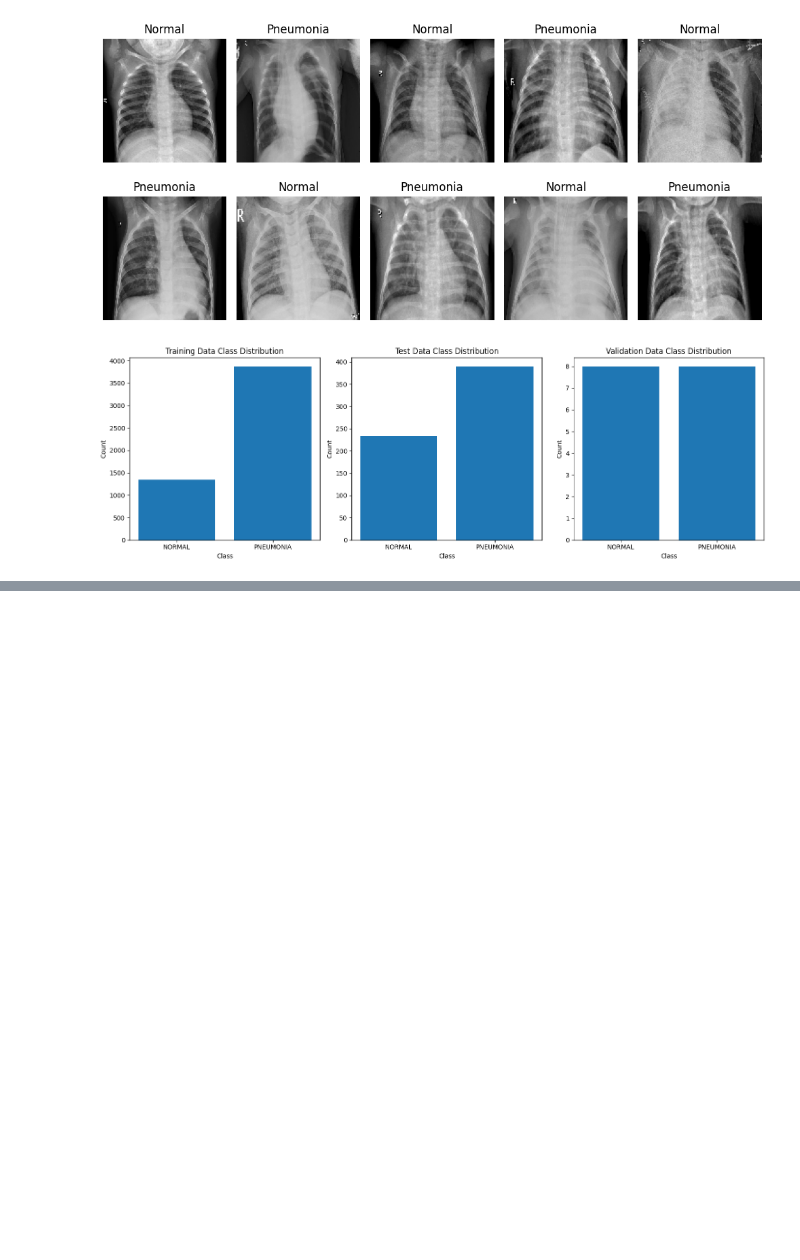
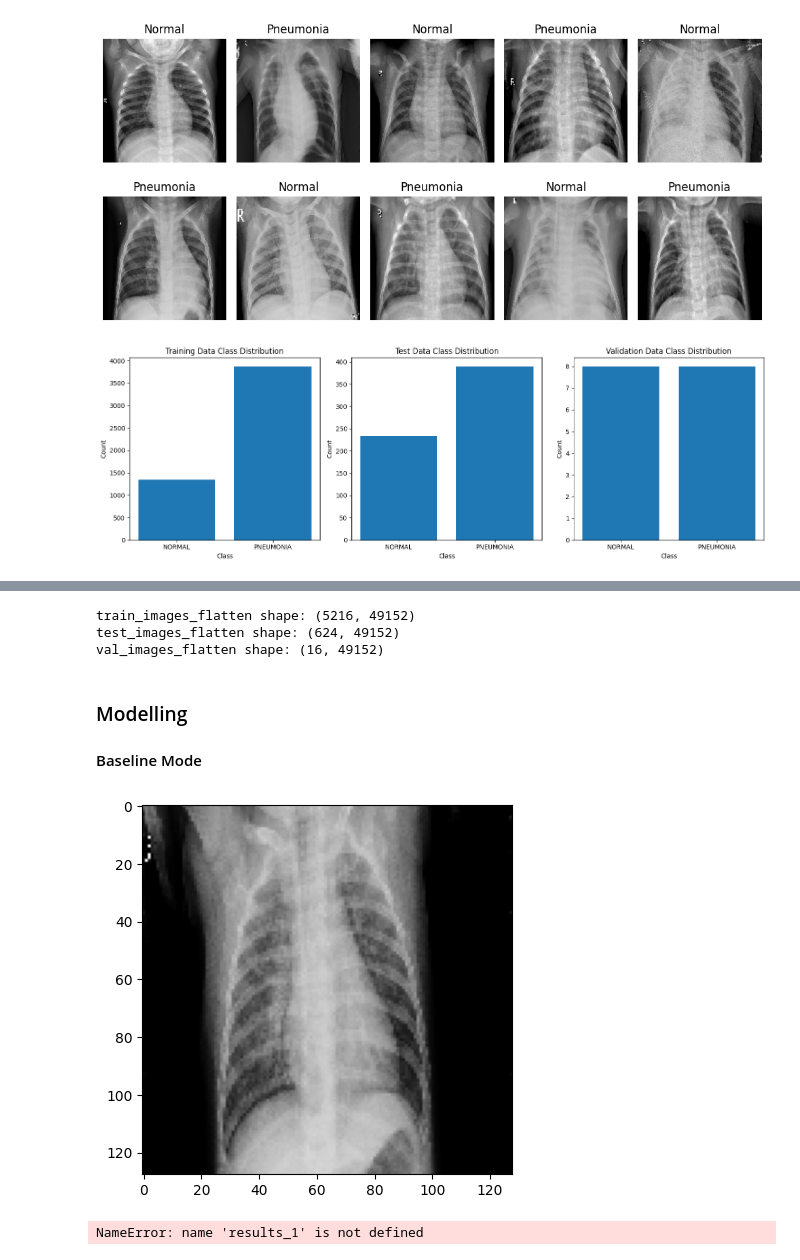
Before and after one commit to NgenziNevilleMativo/image_classification_X-RAY_Pneumonia, a Jupyter notebook: image_classification.ipynb, the cells around one changed output, grey strips where cells are left out. Drawn from its saved outputs; the diff is of its cells as text; code cells hidden in the pictures; blank space fills up the shorter version.

```diff
--- a/image_classification.ipynb
+++ b/image_classification.ipynb
@@ -203,0 +194,5 @@ def display_augmented_images(data, augmentation_params, num_augmented_images=5):
+# %%
+# Obtain images and labels
+train_images, train_labels = get_images_and_labels(train_generator)
+test_images, test_labels = get_images_and_labels(test_generator)
+val_images, val_labels = get_images_and_labels(val_generator)
@@ -203,0 +227,18 @@ def display_augmented_images(data, augmentation_params, num_augmented_images=5):
+# %%
+# Reshape the image arrays
+train_images_flatten = train_images.reshape(train_images.shape[0], -1)
+test_images_flatten = test_images.reshape(test_images.shape[0], -1)
+val_images_flatten = val_images.reshape(val_images.shape[0], -1)
+
+# Print the shape of the arrays after reshaping
+print ("train_images_flatten shape: " + str(train_images_flatten.shape))
+print ("test_images_flatten shape: " + str(test_images_flatten.shape))
+print ("val_images_flatten shape: " + str(val_images_flatten.shape))
+# %% [output]
+train_images_flatten shape: (5216, 49152)
+test_images_flatten shape: (624, 49152)
+val_images_flatten shape: (16, 49152)
+# %% [markdown]
+### Modelling
+
+#### Baseline Mode
@@ -203,0 +266,19 @@ def display_augmented_images(data, augmentation_params, num_augmented_images=5):
+# %%
+import matplotlib.pyplot as plt
+
+# Assuming train_images is your training images
+plt.imshow(train_images[0])
+plt.show()
+# %% [output]
+[figure, added]
+# %%
+# Assuming results_1 is the history object from your model training
+plt.plot(results_1.history['accuracy'])
+plt.plot(results_1.history['val_accuracy'])
+plt.title('Model accuracy')
+plt.ylabel('Accuracy')
+plt.xlabel('Epoch')
+plt.legend(['Train', 'Val'], loc='upper left')
+plt.show()
+# %% [output]
+NameError: name 'results_1' is not defined
```
Also changed, not shown: parts of 5 cells of this notebook.
